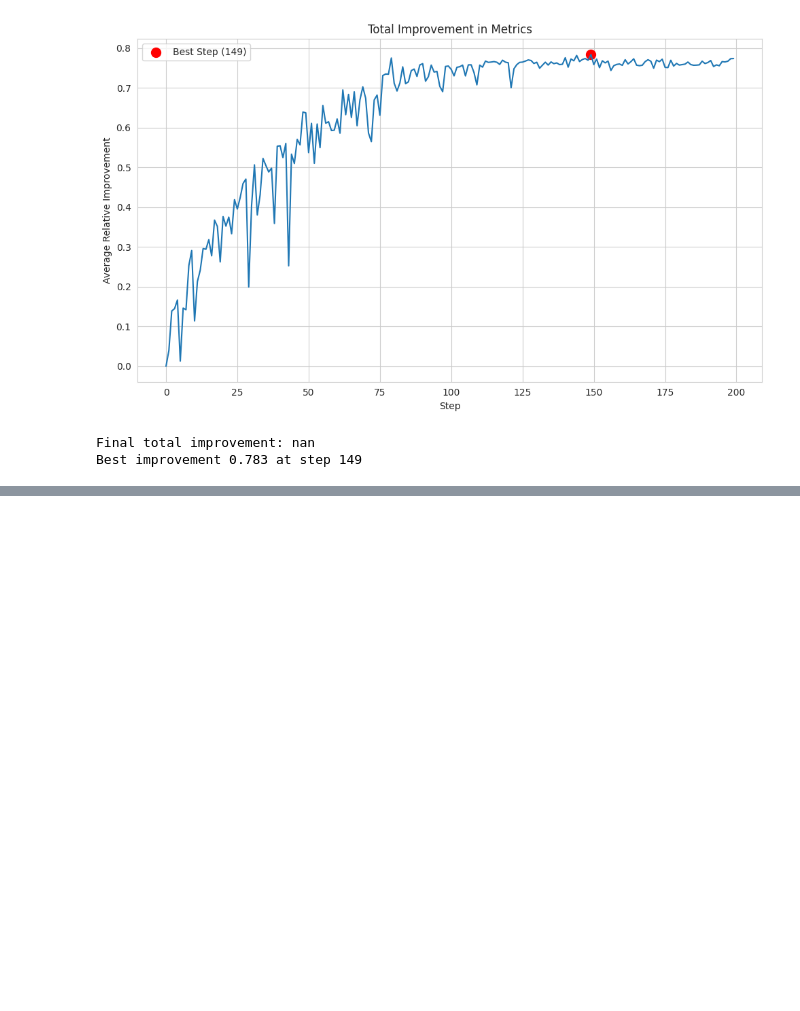
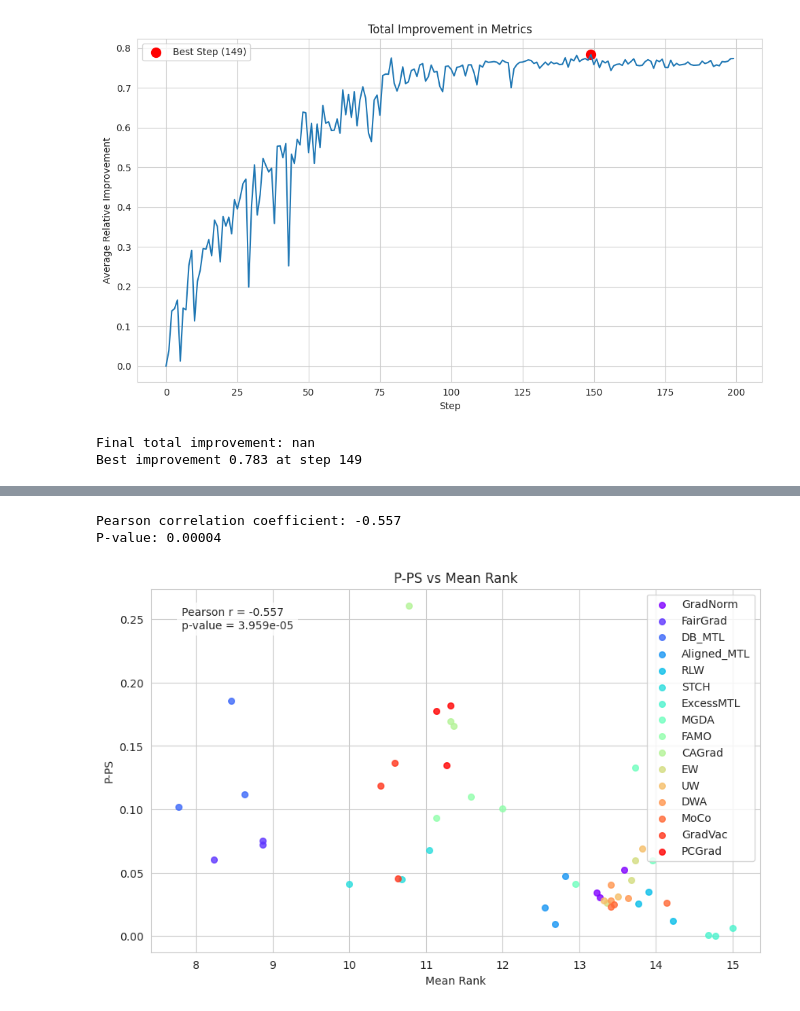
Before and after one commit to blazejba/LibMTL, a Jupyter notebook: examples/tdc/peak_alignment_metric.ipynb, the cells around one changed output, grey strips where cells are left out. Drawn from its saved outputs; the diff is of its cells as text; code cells hidden in the pictures; blank space fills up the shorter version.

```diff
--- a/examples/tdc/peak_alignment_metric.ipynb
+++ b/examples/tdc/peak_alignment_metric.ipynb
@@ -266,0 +328,42 @@ Max step: 198 (epoch 198), Max value: 0.12182818581101204
+# %%
+pps_data = [val for _, vals in weighting_dict.items() for val in vals["pps"]]
+rank_data = [val for _, vals in weighting_dict.items() for val in vals["rank"]]
+weightings = [weighting for weighting, vals in weighting_dict.items() for _ in vals["pps"]]
+
+# Calculate Pearson correlation coefficient
+from scipy import stats
+correlation, p_value = stats.pearsonr(rank_data, pps_data)
+print(f"Pearson correlation coefficient: {correlation:.3f}")
+print(f"P-value: {p_value:.5f}")
+
+unique_weightings = list(set(weightings))
+colors = plt.cm.rainbow(np.linspace(0, 1, len(unique_weightings)))
+color_dict = dict(zip(unique_weightings, colors))
+
+plt.figure(figsize=(10, 6))
+for weighting in unique_weightings:
+    mask = [w == weighting for w in weightings]
+    plt.scatter(
+        [r for r, m in zip(rank_data, mask) if m],
+        [p for p, m in zip(pps_data, mask) if m],
+        s=30, alpha=0.8,
+        label=weighting,
+        color=color_dict[weighting]
+    )
+plt.xlabel("Mean Rank")
+plt.ylabel("P-PS")
+plt.title(f"P-PS vs Mean Rank")
+plt.grid(True)
+plt.legend()
+
+# Add text box with correlation statistics
+text = f'Pearson r = {correlation:.3f}\np-value = {p_value:.3e}'
+plt.text(0.05, 0.95, text, transform=plt.gca().transAxes,
+         bbox=dict(facecolor='white', alpha=0.8, edgecolor='none'),
+         verticalalignment='top')
+
+plt.show()
+# %% [output]
+Pearson correlation coefficient: -0.557
+P-value: 0.00004
+[figure, added]
```
Also changed, not shown: parts of 8 cells of this notebook, 2 other files.
